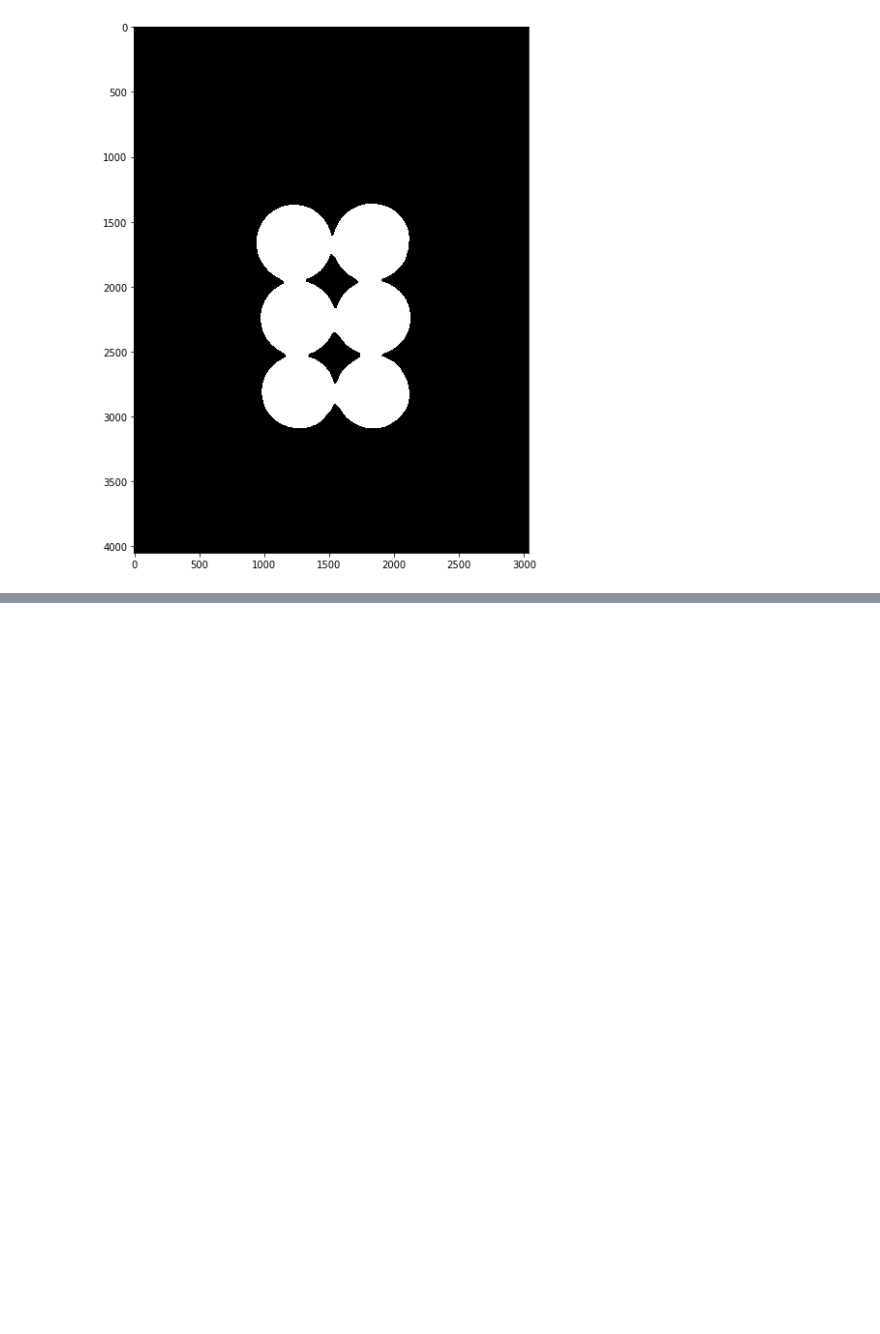
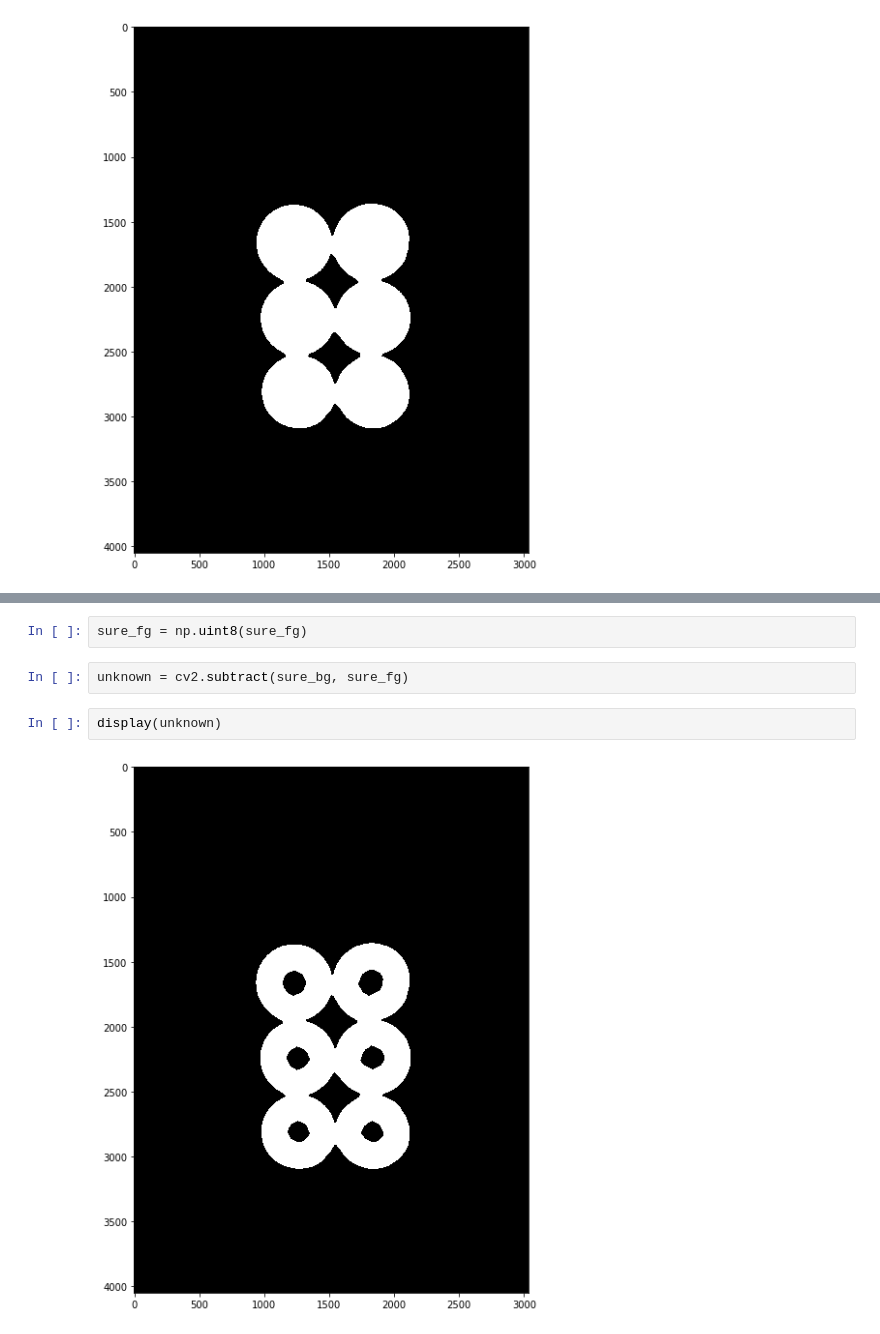
Before and after one commit to neemiasbsilva/object-detection-opencv, a Jupyter notebook: apply-watershed-algorithm.ipynb, the cells around one changed output, grey strips where cells are left out. Drawn from its saved outputs; the diff is of its cells as text; blank space fills up the shorter version.

```diff
--- a/apply-watershed-algorithm.ipynb
+++ b/apply-watershed-algorithm.ipynb
@@ -111,0 +132,8 @@ display(opening)
+# %%
+sure_fg = np.uint8(sure_fg)
+# %%
+unknown = cv2.subtract(sure_bg, sure_fg)
+# %%
+display(unknown)
+# %% [output]
+[figure, added]
```
Also changed, not shown: parts of 7 cells of this notebook.
